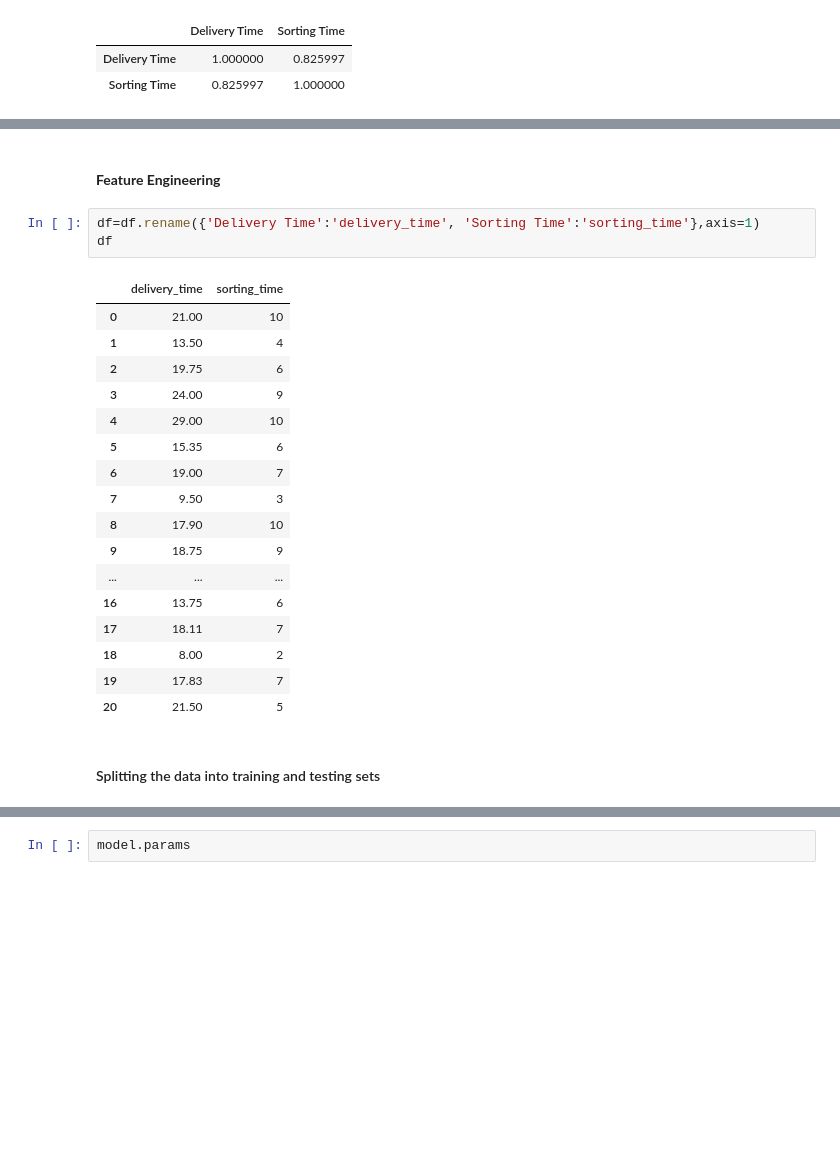
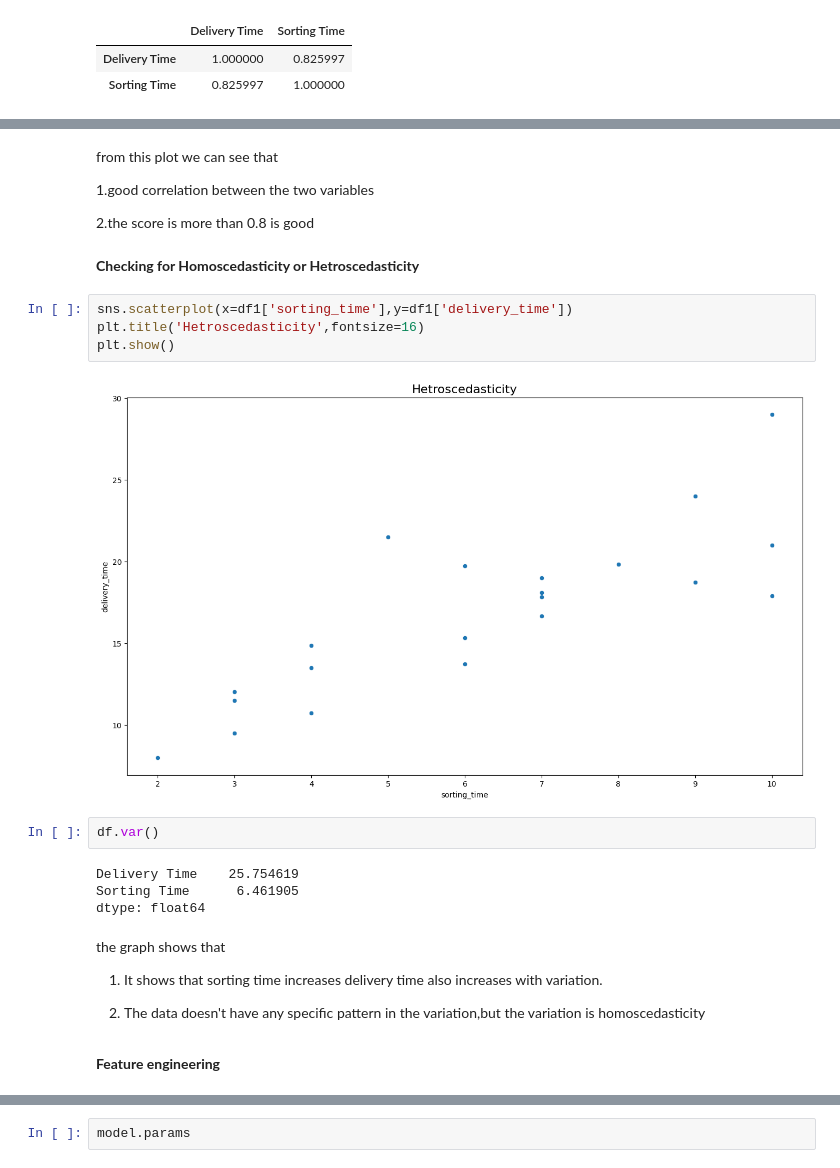
Before and after one commit to KunalDoshi-Code/Data_Science_Assignments, a Jupyter notebook: Assignments/4. Simple Linear Regression/Delivery Time/simple-linear-regression-delivery-time.ipynb, the cells around one changed output, grey strips where cells are left out. Cells and saved outputs as stored; diff of their text form; blank space fills up the shorter version.

```diff
--- a/Assignments/4. Simple Linear Regression/Delivery Time/simple-linear-regression-delivery-time.ipynb
+++ b/Assignments/4. Simple Linear Regression/Delivery Time/simple-linear-regression-delivery-time.ipynb
@@ -60,25 +125,28 @@ sns.regplot(x=df['Sorting Time'],y=df['Delivery Time'])
+# %% [markdown]
+from this plot we can see that
+
+1.good correlation between the two variables
+
+2.the score is more than 0.8 is good
+# %% [markdown]
+**Checking for Homoscedasticity or Hetroscedasticity**
+# %%
+sns.scatterplot(x=df1['sorting_time'],y=df1['delivery_time'])
+plt.title('Hetroscedasticity',fontsize=16)
+plt.show()
+# %% [output]
+[figure, added]
+# %%
+df.var()
+# %% [output]
+Delivery Time    25.754619
+Sorting Time      6.461905
+dtype: float64
+# %% [markdown]
+the graph shows that
+
+1. It shows that sorting time increases delivery time also increases with variation.
+
+2. The data doesn't have any specific pattern in the variation,but the variation is homoscedasticity
 # %% [markdown]
-#### **Feature Engineering**
+**Feature engineering**
-# %%
-df=df.rename({'Delivery Time':'delivery_time', 'Sorting Time':'sorting_time'},axis=1)
-df
-# %% [output]
-|  | delivery_time | sorting_time |
-| 0 | 21.00 | 10 |
-| 1 | 13.50 | 4 |
-| 2 | 19.75 | 6 |
-| 3 | 24.00 | 9 |
-| 4 | 29.00 | 10 |
-| 5 | 15.35 | 6 |
-| 6 | 19.00 | 7 |
-| 7 | 9.50 | 3 |
-| 8 | 17.90 | 10 |
-| 9 | 18.75 | 9 |
-| ... | ... | ... |
-| 16 | 13.75 | 6 |
-| 17 | 18.11 | 7 |
-| 18 | 8.00 | 2 |
-| 19 | 17.83 | 7 |
-| 20 | 21.50 | 5 |
-# %% [markdown]
-#### Splitting the data into training and testing sets
```
Also changed, not shown: parts of 79 cells of this notebook.
